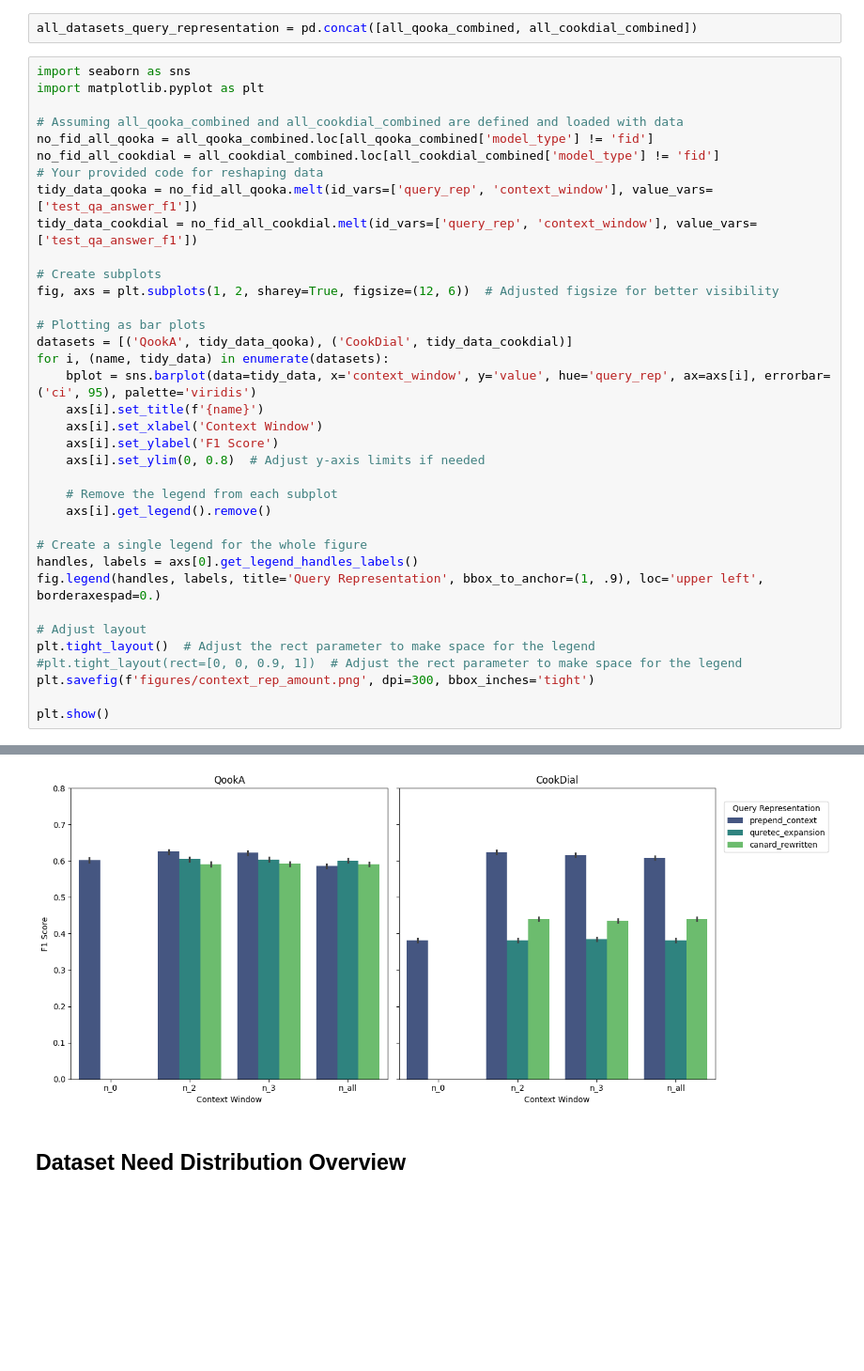
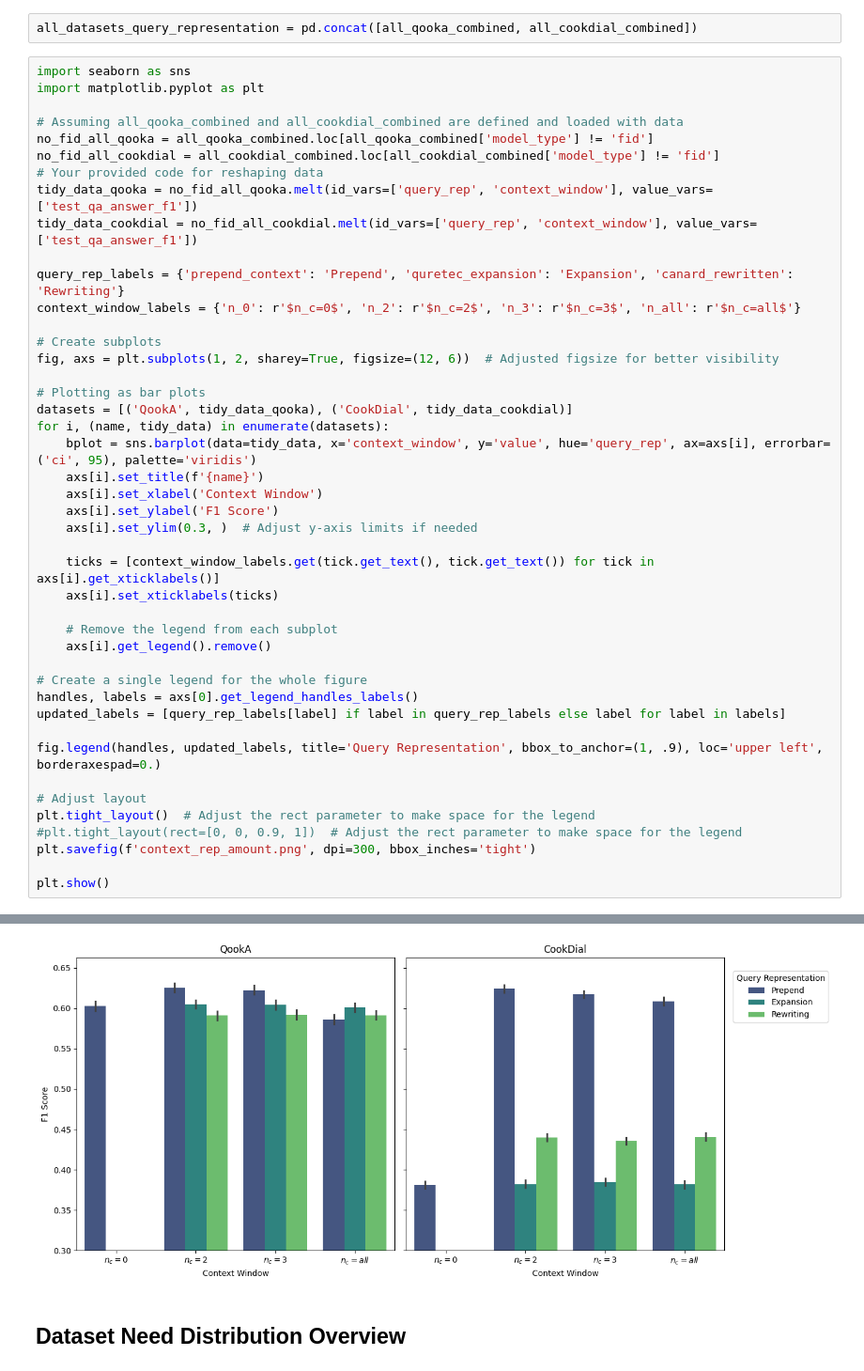
Before and after one commit to AlexFrummet/cooking-with-context, a Jupyter notebook: analyses/Metrics Evaluation.ipynb, the cells around one changed output, grey strips where cells are left out. Shown at 94% size. Saved outputs shown, nothing was run; the diff lists cells and outputs as text; blank space fills up the shorter version.

Commit message:
Update figure and metrics eval.

```diff
--- a/analyses/Metrics Evaluation.ipynb
+++ b/analyses/Metrics Evaluation.ipynb
@@ -2781,6 +2869,9 @@ no_fid_all_cookdial = all_cookdial_combined.loc[all_cookdial_combined['model_typ
 tidy_data_qooka = no_fid_all_qooka.melt(id_vars=['query_rep', 'context_window'], value_vars=['test_qa_answer_f1'])
 tidy_data_cookdial = no_fid_all_cookdial.melt(id_vars=['query_rep', 'context_window'], value_vars=['test_qa_answer_f1'])
 
+query_rep_labels = {'prepend_context': 'Prepend', 'quretec_expansion': 'Expansion', 'canard_rewritten': 'Rewriting'}
+context_window_labels = {'n_0': r'$n_c=0$', 'n_2': r'$n_c=2$', 'n_3': r'$n_c=3$', 'n_all': r'$n_c=all$'}
+
 # Create subplots
 fig, axs = plt.subplots(1, 2, sharey=True, figsize=(12, 6))  # Adjusted figsize for better visibility
 
@@ -2791,19 +2882,24 @@ for i, (name, tidy_data) in enumerate(datasets):
     axs[i].set_title(f'{name}')
     axs[i].set_xlabel('Context Window')
     axs[i].set_ylabel('F1 Score')
-    axs[i].set_ylim(0, 0.8)  # Adjust y-axis limits if needed
+    axs[i].set_ylim(0.3, )  # Adjust y-axis limits if needed
+
+    ticks = [context_window_labels.get(tick.get_text(), tick.get_text()) for tick in axs[i].get_xticklabels()]
+    axs[i].set_xticklabels(ticks)
 
     # Remove the legend from each subplot
     axs[i].get_legend().remove()
 
 # Create a single legend for the whole figure
 handles, labels = axs[0].get_legend_handles_labels()
-fig.legend(handles, labels, title='Query Representation', bbox_to_anchor=(1, .9), loc='upper left', borderaxespad=0.)
+updated_labels = [query_rep_labels[label] if label in query_rep_labels else label for label in labels]
+
+fig.legend(handles, updated_labels, title='Query Representation', bbox_to_anchor=(1, .9), loc='upper left', borderaxespad=0.)
 
 # Adjust layout
 plt.tight_layout()  # Adjust the rect parameter to make space for the legend
 #plt.tight_layout(rect=[0, 0, 0.9, 1])  # Adjust the rect parameter to make space for the legend
-plt.savefig(f'figures/context_rep_amount.png', dpi=300, bbox_inches='tight')
+plt.savefig(f'context_rep_amount.png', dpi=300, bbox_inches='tight')
 
 plt.show()
 # %% [output]
@@ -2811,4 +2906,4 @@ FileNotFoundError: [Errno 2] No such file or directory: 'figures/context_rep_amo
-[figure, old version]
+[figure, new version]
 # %% [markdown]
 ## Dataset Need Distribution Overview
 # %%
```
Also changed, not shown: parts of 25 cells of this notebook, 2 other files.
